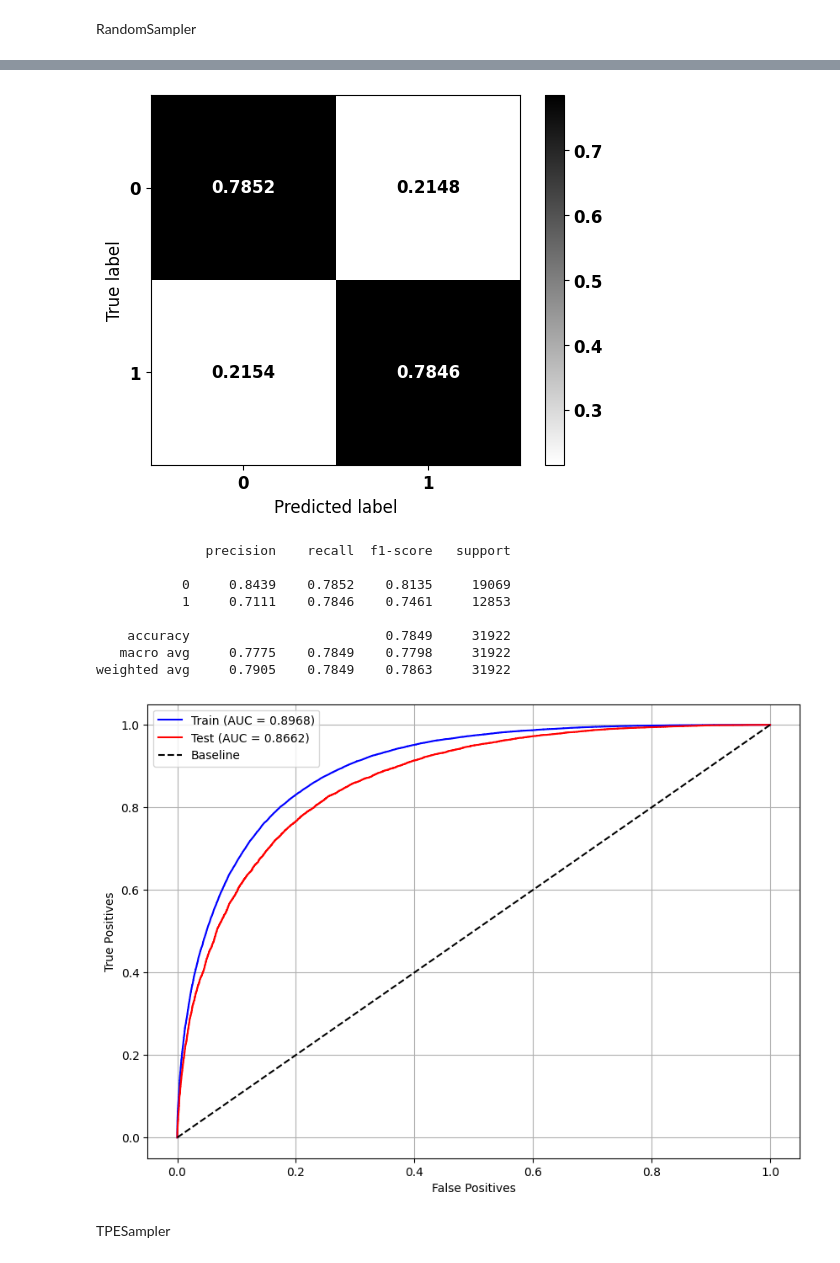
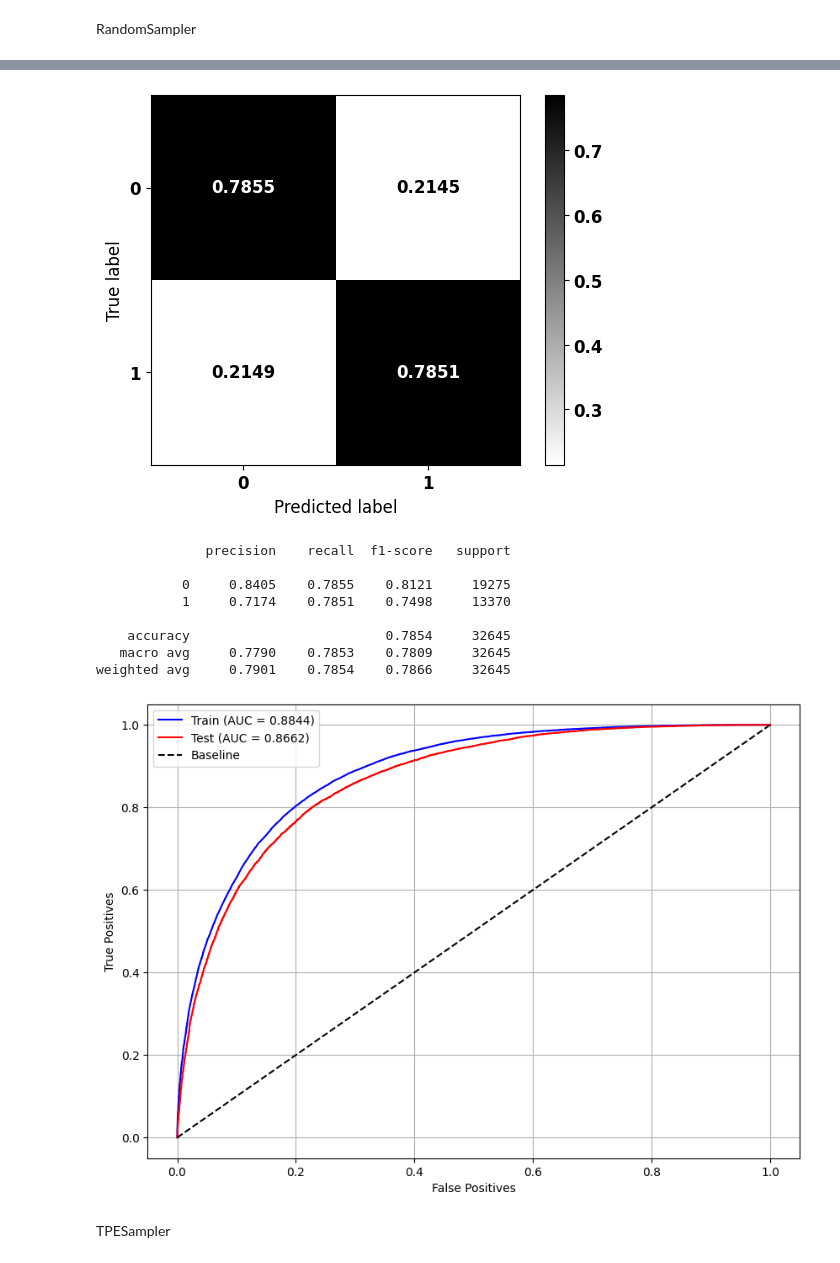
Before and after one commit to Lucas-Buk/cancer_cross_prediction, a Jupyter notebook: Sobrevida 3 anos/[Juntos] Sistema Digestório.ipynb, the cells around one changed output, grey strips where cells are left out. Drawn from its saved outputs; the diff is of its cells as text; code cells hidden in the pictures.

```diff
--- a/Sobrevida 3 anos/[Juntos] Sistema Digestório.ipynb
+++ b/Sobrevida 3 anos/[Juntos] Sistema Digestório.ipynb
@@ -88,4 +86,14 @@ boca_teste.shape, oro_teste.shape, eso_teste.shape, esto_teste.shape, delg_teste
 # %% [markdown]
 ## **Pré-processamento**
+# %%
+from sklearn.preprocessing import StandardScaler, OrdinalEncoder
+
+oe = OrdinalEncoder(handle_unknown='use_encoded_value', unknown_value=-1)
+df_sist_dig_treino['TOPOGRUP'] = oe.fit_transform(df_sist_dig_treino[['TOPOGRUP']])
+df_sist_dig_teste['TOPOGRUP'] = oe.transform(df_sist_dig_teste[['TOPOGRUP']])
+
+ss = StandardScaler()
+df_sist_dig_treino['TOPOGRUP'] = ss.fit_transform(df_sist_dig_treino[['TOPOGRUP']])
+df_sist_dig_teste['TOPOGRUP'] = ss.transform(df_sist_dig_teste[['TOPOGRUP']])
 # %%
 # Dados pré-processados
@@ -121,7 +128,7 @@ Index(['IDADE', 'SEXO', 'IBGE', 'CATEATEND', 'DIAGPREV', 'EC', 'NENHUM',
 # %%
 # Criação e treinamento do modelo XGBoost
 xgb = XGBClassifier(max_depth=5,
-                    scale_pos_weight=1.3528,
+                    scale_pos_weight=1.31,
                     random_state=seed)
 
 xgb.fit(X_train, y_train)
@@ -194,5 +201,5 @@ studyXGB.best_params
 # %%
-pesos = np.round(np.arange(1.34, 1.36, 0.0001), 4)
+pesos = np.round(np.arange(1.29, 1.32, 0.0001), 4)
 params = studyXGB.best_params
 params['random_state'] = seed
 
@@ -215,30 +222,30 @@ for i in pesos:
 # Modelo com os melhores parâmetros
 params = studyXGB.best_params
 params['random_state'] = seed
-params['scale_pos_weight'] = 1.3414
+params['scale_pos_weight'] = 1.2968
 
-xgb_optuna = XGBClassifier()
-xgb_optuna.set_params(**params)
+xgb_rand = XGBClassifier()
+xgb_rand.set_params(**params)
 
-xgb_optuna.fit(X_train, y_train)
+xgb_rand.fit(X_train, y_train)
 
 # Matriz de confusão do modelo XGBoost otimizado
-plot_confusion_matrix(xgb_optuna, X_test, y_test)
+plot_confusion_matrix(xgb_rand, X_test, y_test)
 # %% [output]
 [figure]
               precision    recall  f1-score   support
 
-           0     0.8439    0.7852    0.8135     19069
-           1     0.7111    0.7846    0.7461     12853
+           0     0.8405    0.7855    0.8121     19275
+           1     0.7174    0.7851    0.7498     13370
 
-    accuracy                         0.7849     31922
-   macro avg     0.7775    0.7849    0.7798     31922
-weighted avg     0.7905    0.7849    0.7863     31922
+    accuracy                         0.7854     32645
+   macro avg     0.7790    0.7853    0.7809     32645
+weighted avg     0.7901    0.7854    0.7866     32645
 # %%
 # Curva ROC do modelo otimizado
-plot_roc_curve(xgb_optuna, X_train, X_test, y_train, y_test)
+plot_roc_curve(xgb_rand, X_train, X_test, y_train, y_test)
 # %% [output]
-[figure, old version]
+[figure, new version]
 # %% [markdown]
 TPESampler
 # %%
```
Also changed, not shown: parts of 144 cells of this notebook, 5 other files.
